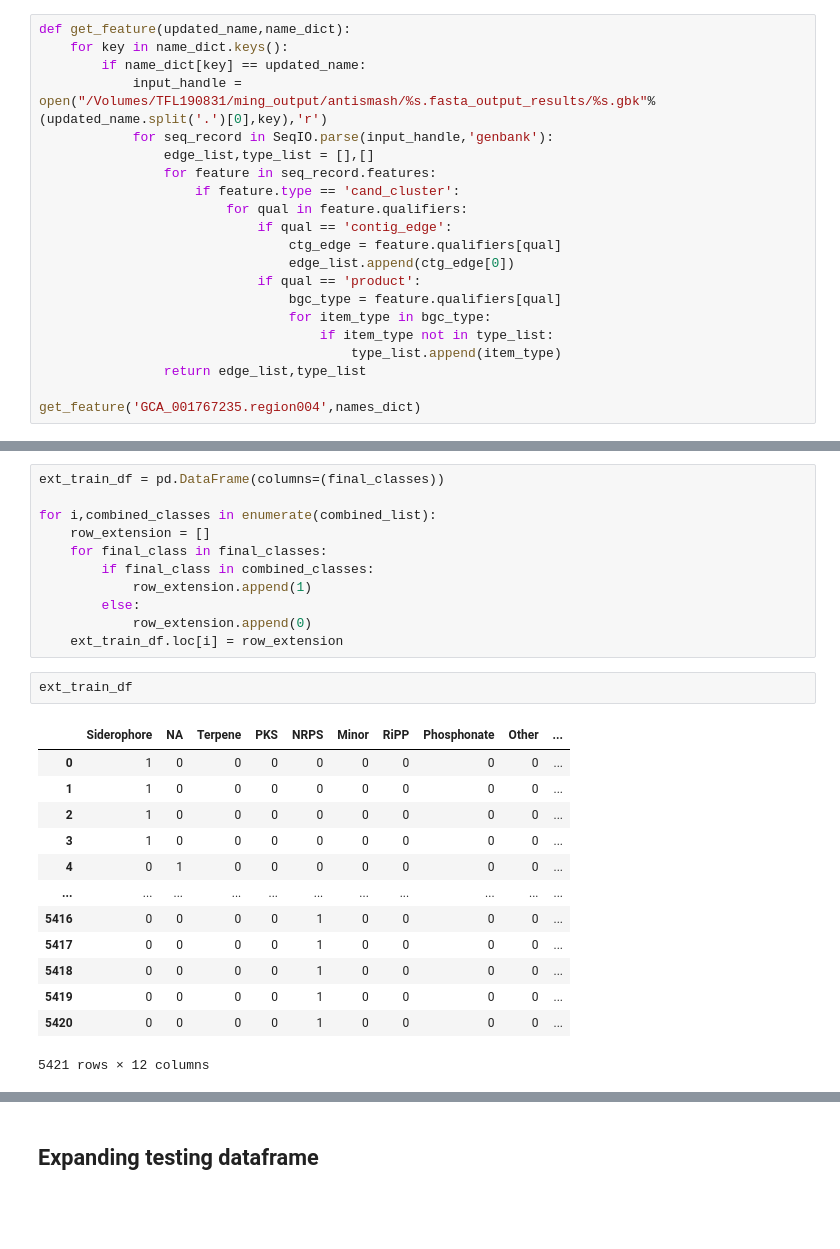
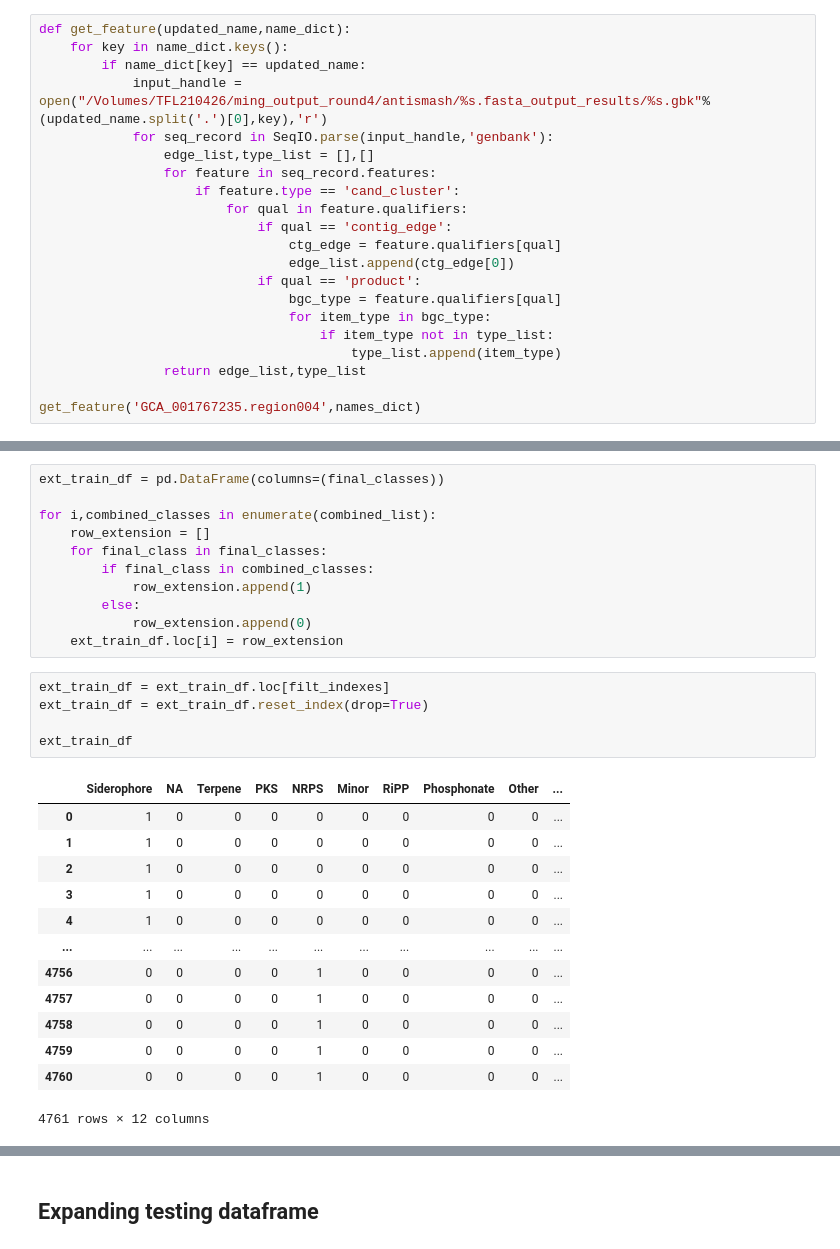
Before and after one commit to tiagolbiotech/NPOmix, a Jupyter notebook: NPOmix_v1.0-notebook7_new_features-210811.ipynb, the cells around one changed output, grey strips where cells are left out. Drawn from its saved outputs; the diff is of its cells as text; blank space fills up the shorter version.

```diff
--- a/NPOmix_v1.0-notebook7_new_features-210811.ipynb
+++ b/NPOmix_v1.0-notebook7_new_features-210811.ipynb
@@ -125,7 +125,7 @@ names_dict
 def get_feature(updated_name,name_dict):
     for key in name_dict.keys():
         if name_dict[key] == updated_name:
-            input_handle = open("/Volumes/TFL190831/ming_output/antismash/%s.fasta_output_results/%s.gbk"%(updated_name.split('.')[0],key),'r')
+            input_handle = open("/Volumes/TFL210426/ming_output_round4/antismash/%s.fasta_output_results/%s.gbk"%(updated_name.split('.')[0],key),'r')
             for seq_record in SeqIO.parse(input_handle,'genbank'):
                 edge_list,type_list = [],[]
                 for feature in seq_record.features:
@@ -346,20 +414,23 @@ for i,combined_classes in enumerate(combined_list):
         else:
             row_extension.append(0)
     ext_train_df.loc[i] = row_extension
-# %%
-ext_train_df
-# %% [output]
-|  | Siderophore | NA | Terpene | PKS | NRPS | Minor | RiPP | Phosphonate | Other | ... |
-| 0 | 1 | 0 | 0 | 0 | 0 | 0 | 0 | 0 | 0 | ... |
-| 1 | 1 | 0 | 0 | 0 | 0 | 0 | 0 | 0 | 0 | ... |
-| 2 | 1 | 0 | 0 | 0 | 0 | 0 | 0 | 0 | 0 | ... |
-| 3 | 1 | 0 | 0 | 0 | 0 | 0 | 0 | 0 | 0 | ... |
-| 4 | 0 | 1 | 0 | 0 | 0 | 0 | 0 | 0 | 0 | ... |
-| ... | ... | ... | ... | ... | ... | ... | ... | ... | ... | ... |
-| 5416 | 0 | 0 | 0 | 0 | 1 | 0 | 0 | 0 | 0 | ... |
-| 5417 | 0 | 0 | 0 | 0 | 1 | 0 | 0 | 0 | 0 | ... |
-| 5418 | 0 | 0 | 0 | 0 | 1 | 0 | 0 | 0 | 0 | ... |
-| 5419 | 0 | 0 | 0 | 0 | 1 | 0 | 0 | 0 | 0 | ... |
-| 5420 | 0 | 0 | 0 | 0 | 1 | 0 | 0 | 0 | 0 | ... |
-5421 rows × 12 columns
+# %%
+ext_train_df = ext_train_df.loc[filt_indexes]
+ext_train_df = ext_train_df.reset_index(drop=True)
+
+ext_train_df
+# %% [output]
+|  | Siderophore | NA | Terpene | PKS | NRPS | Minor | RiPP | Phosphonate | Other | ... |
+| 0 | 1 | 0 | 0 | 0 | 0 | 0 | 0 | 0 | 0 | ... |
+| 1 | 1 | 0 | 0 | 0 | 0 | 0 | 0 | 0 | 0 | ... |
+| 2 | 1 | 0 | 0 | 0 | 0 | 0 | 0 | 0 | 0 | ... |
+| 3 | 1 | 0 | 0 | 0 | 0 | 0 | 0 | 0 | 0 | ... |
+| 4 | 1 | 0 | 0 | 0 | 0 | 0 | 0 | 0 | 0 | ... |
+| ... | ... | ... | ... | ... | ... | ... | ... | ... | ... | ... |
+| 4756 | 0 | 0 | 0 | 0 | 1 | 0 | 0 | 0 | 0 | ... |
+| 4757 | 0 | 0 | 0 | 0 | 1 | 0 | 0 | 0 | 0 | ... |
+| 4758 | 0 | 0 | 0 | 0 | 1 | 0 | 0 | 0 | 0 | ... |
+| 4759 | 0 | 0 | 0 | 0 | 1 | 0 | 0 | 0 | 0 | ... |
+| 4760 | 0 | 0 | 0 | 0 | 1 | 0 | 0 | 0 | 0 | ... |
+4761 rows × 12 columns
 # %%
```
Also changed, not shown: parts of 19 cells of this notebook, 1 other file.
